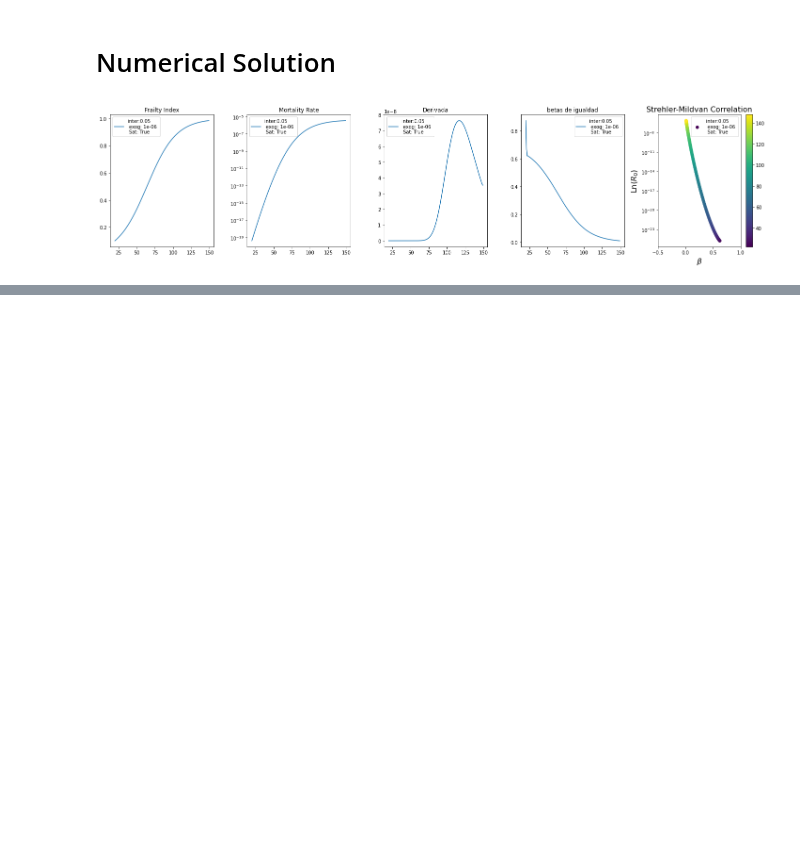
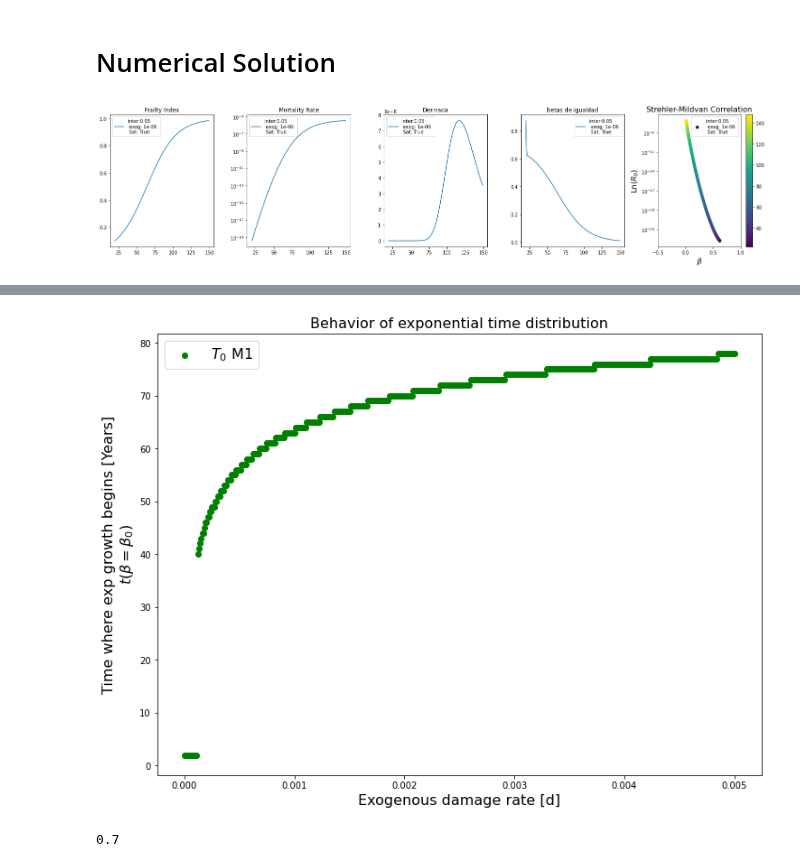
Before and after one commit to Rafther0112/Human_Aging_Research, a Jupyter notebook: friday_21_28/SM_correlation.ipynb, the cells around one changed output, grey strips where cells are left out. Drawn from its saved outputs; the diff is of its cells as text; code cells hidden in the pictures; blank space fills up the shorter version.

```diff
--- a/friday_21_28/SM_correlation.ipynb
+++ b/friday_21_28/SM_correlation.ipynb
@@ -213,0 +282,8 @@ plt.show()
+# %%
+#Para calcular el tiempo de corte de comportamiento exponencial calculamos la derivada de la funcion de distribucion expoencnial. Entonces la vaina es la siguiente.
+#Cuando el beta see estabiliza y no cambia es porque comportamiento exponencial
+derivada_betas_distribution = []
+for data in Y_collections:
+
+    derivative_process = dxdt(data, temporal_evolution, kind="finite_difference", k=3)
+    derivada_betas_distribution.append(derivative_process)
@@ -213,0 +310,10 @@ plt.show()
+# %%
+tiempo_exponencial_behaviour = []
+for data in Y_collections:
+    contador = 0
+    for seguidor in data:
+        if seguidor < coupling_factor:
+            tiempo_exponencial_behaviour.append(contador)
+            break
+        else:
+            contador += 1
@@ -213,0 +330,10 @@ plt.show()
+# %%
+plt.figure(figsize=(12,9))
+plt.xlabel(r'Exogenous damage rate [d]', fontsize=16)
+plt.ylabel(r"Time where exp growth begins [Years]" + "\n" + r"$t(\beta = \beta_0)$", fontsize=16)
+plt.title(r"Behavior of exponential time distribution", fontsize= 16)
+plt.scatter(disease_rate_steps, tiempo_exponencial_behaviour[0:-1], label = r"$T_0$ M1", color = "green")
+plt.legend(fontsize = 16)
+plt.savefig("Distribution_time_exponential_growth.jpg", dpi = 500)
+# %% [output]
+[figure, added]
@@ -213,0 +342,4 @@ plt.show()
+# %%
+round(0.7, 1)
+# %% [output]
+0.7
```
Also changed, not shown: parts of 11 cells of this notebook, 7 other files.
